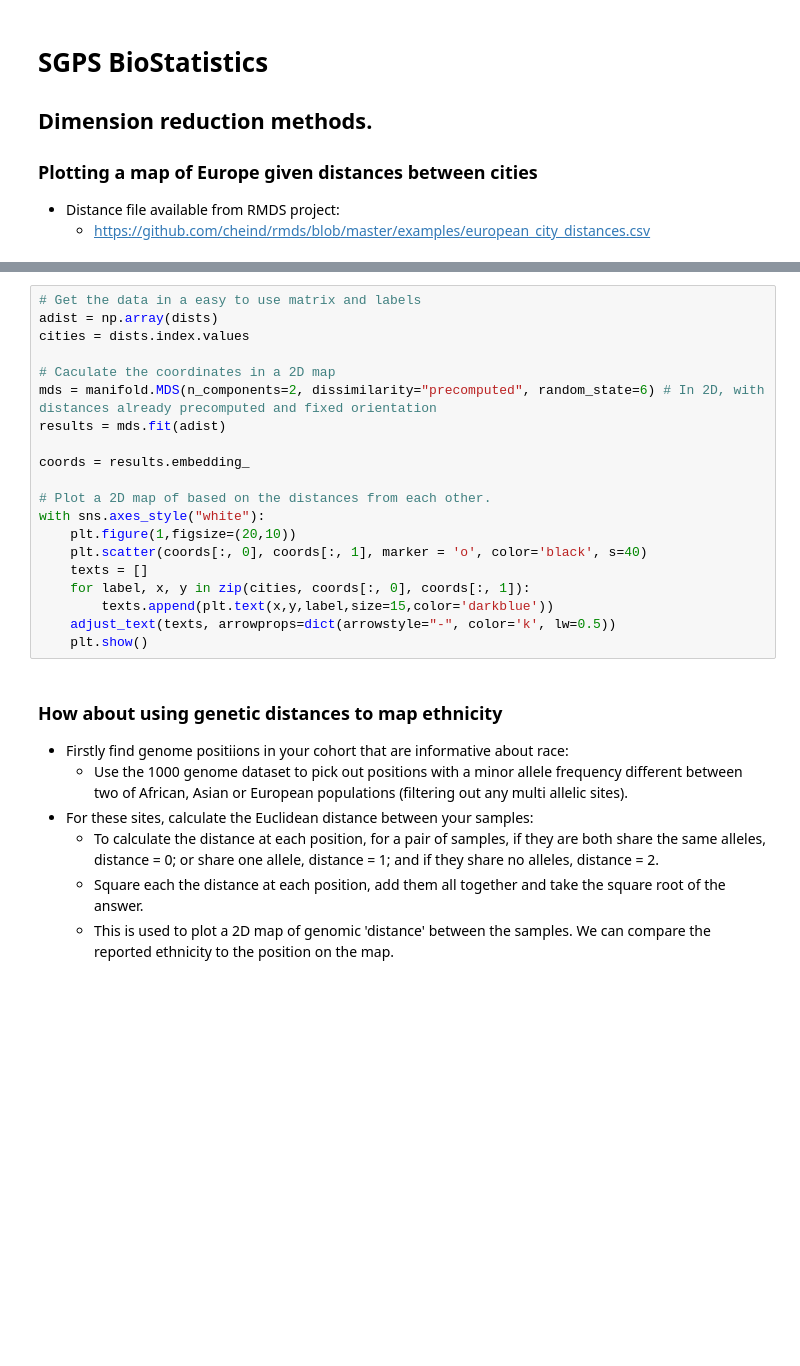
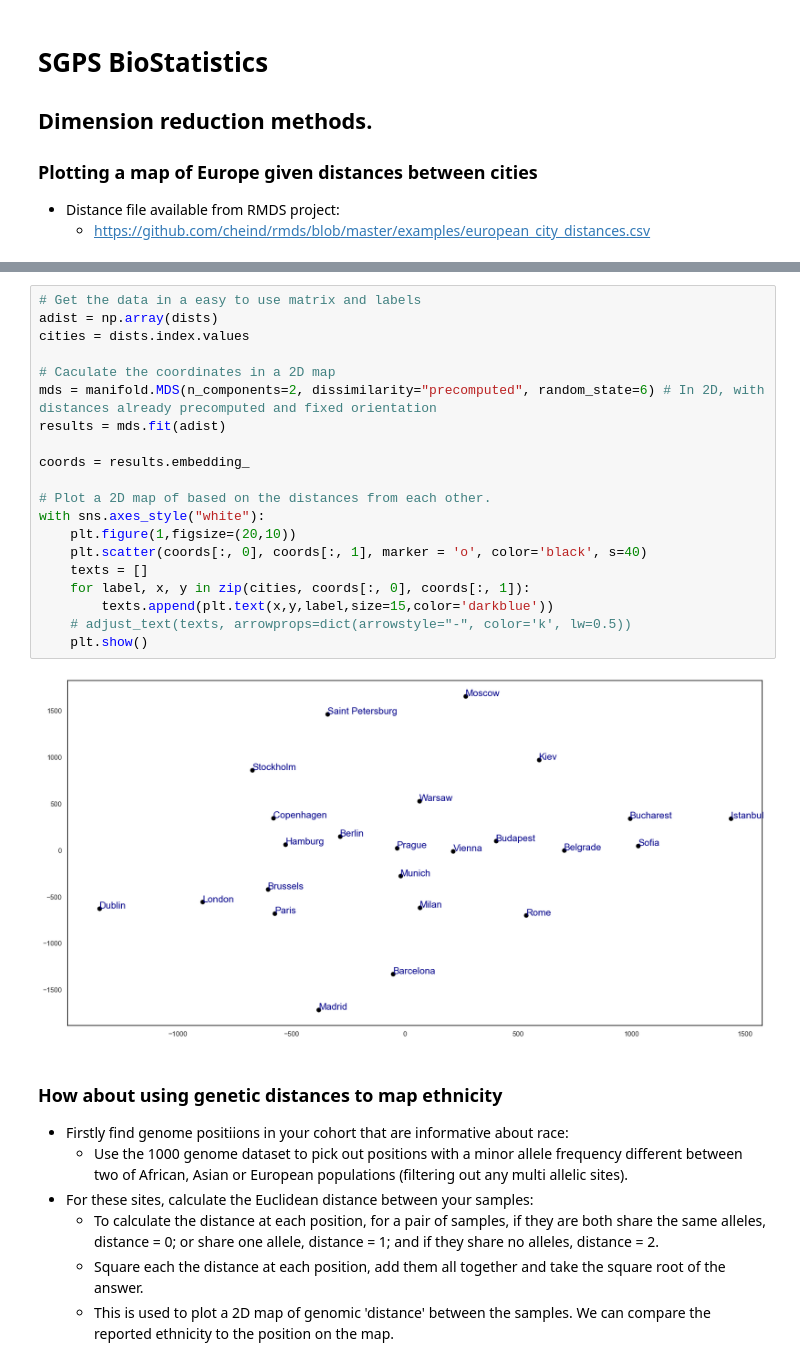
Before and after one commit to jpwhalley/2024_Biostatistics, a Jupyter notebook: e4_dim_reduction/e4_multidimensional_scaling_students.ipynb, the cells around one changed output, grey strips where cells are left out. Drawn from its saved outputs; the diff is of its cells as text; blank space fills up the shorter version.

Commit message:
Take out adjusttext, so we don't have to install this package

```diff
--- a/e4_dim_reduction/e4_multidimensional_scaling_students.ipynb
+++ b/e4_dim_reduction/e4_multidimensional_scaling_students.ipynb
@@ -19,23 +38,25 @@ dists
 # %%
 # Get the data in a easy to use matrix and labels
 adist = np.array(dists)
 cities = dists.index.values
 
 # Caculate the coordinates in a 2D map
 mds = manifold.MDS(n_components=2, dissimilarity="precomputed", random_state=6) # In 2D, with distances already precomputed and fixed orientation
 results = mds.fit(adist)
 
 coords = results.embedding_
 
 # Plot a 2D map of based on the distances from each other.
 with sns.axes_style("white"):
     plt.figure(1,figsize=(20,10))
     plt.scatter(coords[:, 0], coords[:, 1], marker = 'o', color='black', s=40)
     texts = []
     for label, x, y in zip(cities, coords[:, 0], coords[:, 1]):
         texts.append(plt.text(x,y,label,size=15,color='darkblue'))
-    adjust_text(texts, arrowprops=dict(arrowstyle="-", color='k', lw=0.5))
+    # adjust_text(texts, arrowprops=dict(arrowstyle="-", color='k', lw=0.5))
     plt.show()
+# %% [output]
+[figure, added]
 # %% [markdown]
 ### How about using genetic distances to map ethnicity
 
```
Also changed, not shown: parts of 7 cells of this notebook.
